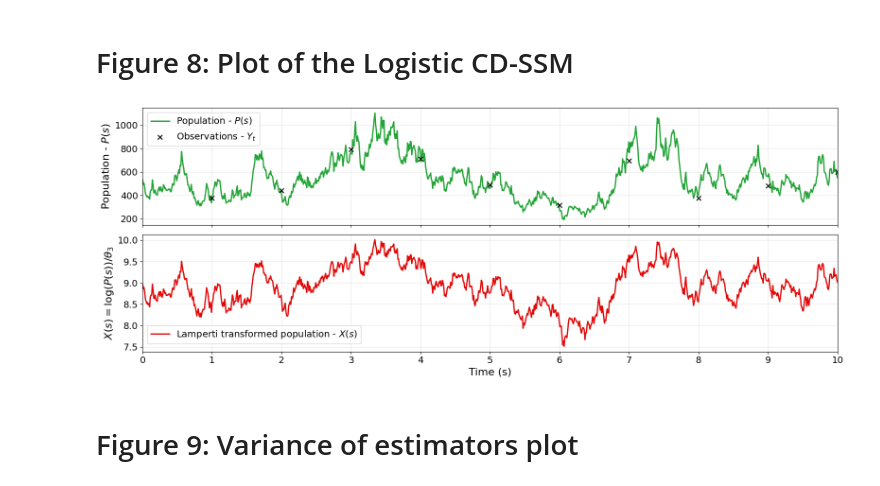
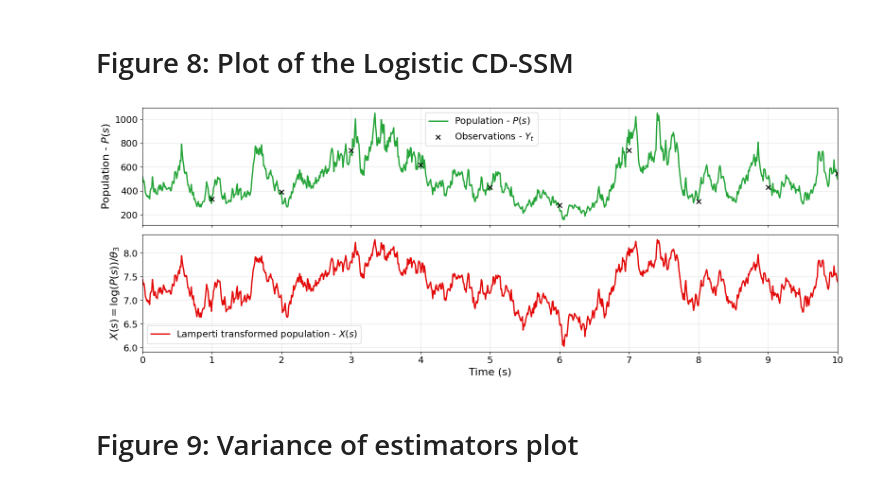
Before and after one commit to chris-stanton50/particles-cdssm, a Jupyter notebook: paper/logistic_sde_o_smoothing/logistic_sde_results.ipynb, the cells around one changed output. Saved outputs shown, nothing was run; the diff lists cells and outputs as text; code cells hidden in the pictures.

```diff
--- a/paper/logistic_sde_o_smoothing/logistic_sde_results.ipynb
+++ b/paper/logistic_sde_o_smoothing/logistic_sde_results.ipynb
@@ -7,3 +7,5 @@ import seaborn as sns
 import tools
 from particles_cdssm.tools import build_cdssm, struct_arrs_to_arr
 from particles_cdssm.cdssm_lib import CDSSM_LIB
+
+savefig=True
@@ -24,7 +18,7 @@ def logistic_cdssm(lamperti=True):
     """
     T = 10
     N_IMPUTED = 100
-    THETA_3 = 0.7
+    THETA_3 = 0.840
 
     def lamperti_transform(x: np.ndarray, theta_3: float = THETA_3) -> np.ndarray:
         """Apply X = log(P) / theta_3."""
@@ -69,7 +63,7 @@ def logistic_cdssm(lamperti=True):
         ax.tick_params(axis="y", labelsize=14)
 
         ax.grid(True, alpha=0.3)
-        ax.legend(loc="upper left", fontsize=14)
+        ax.legend(loc="upper left", bbox_to_anchor=(0.4, 1.0), fontsize=14)
         ax.set_xlim(0, T)
 
         return ax
@@ -111,7 +105,7 @@ def logistic_cdssm(lamperti=True):
         return fig, axes
 
 
-    cdssm_name = 'LAMPERTI_LOGISTIC_NB_LOW' if lamperti else 'LOGISTIC_NB_LOW'
+    cdssm_name = 'LAMPERTI_LOGISTIC_NB_LOW_CDT' if lamperti else 'LOGISTIC_NB_LOW_CDT'
     cdssm = build_cdssm(CDSSM_LIB[cdssm_name])
 
     np.random.seed(55765)
@@ -131,15 +125,16 @@ def logistic_cdssm(lamperti=True):
 # %%
 # fig, axes = plots.logistic_cdssm()
 fig, axes = logistic_cdssm()
 
 fig.tight_layout()
-fig.savefig(
-    "./figures/fig_8_logistic_cdssm.pdf",
-    dpi=300,
-    bbox_inches="tight"
-)
+if savefig:
+    fig.savefig(
+        "./figures/fig_8_logistic_cdssm.pdf",
+        dpi=300,
+        bbox_inches="tight"
+    )
 # %% [output]
-[figure, old version]
+[figure, new version]
 # %% [markdown]
 # Figure 9: Variance of estimators plot
 # %%
```
Also changed, not shown: parts of 13 cells of this notebook, 1 other file.
